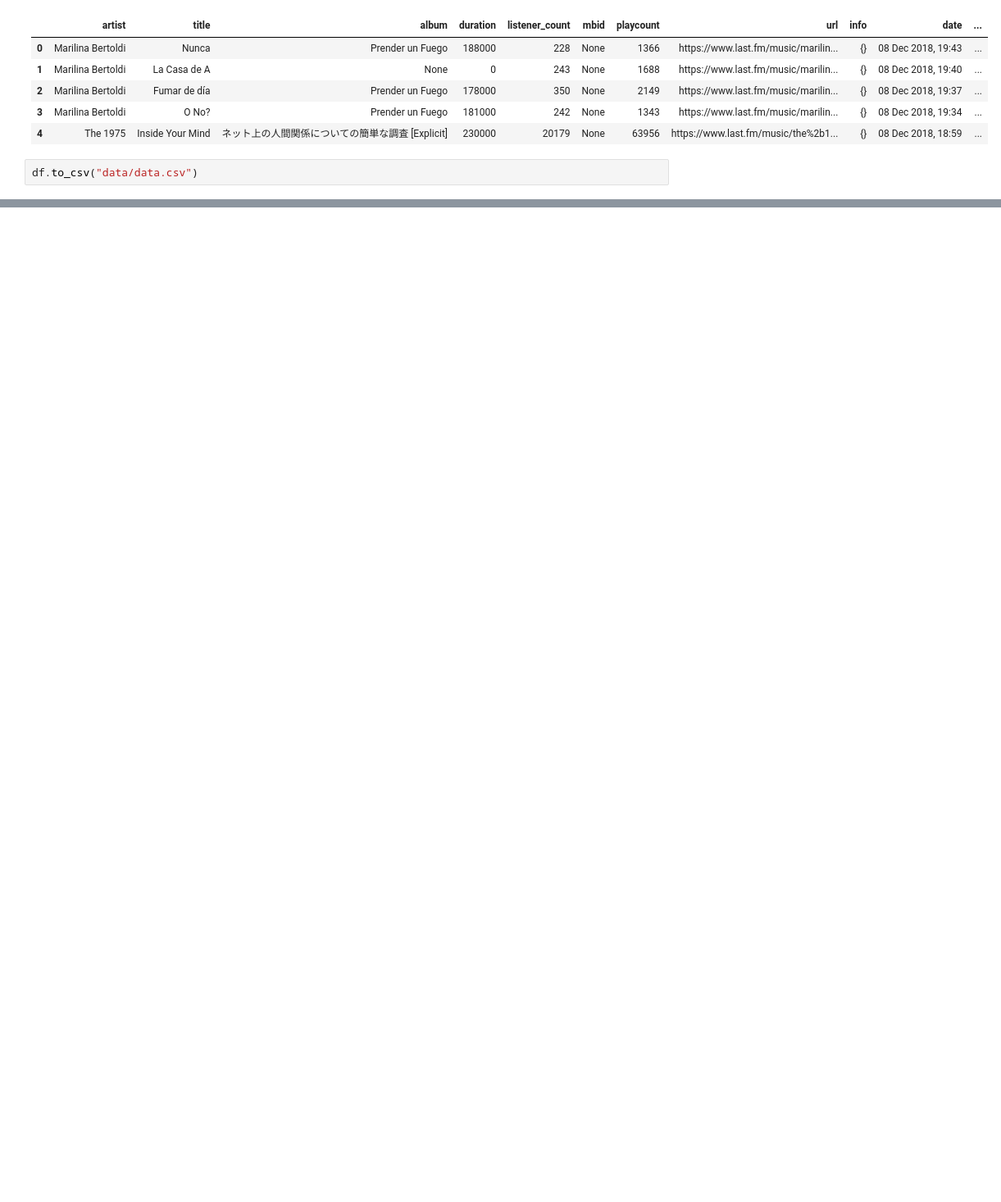
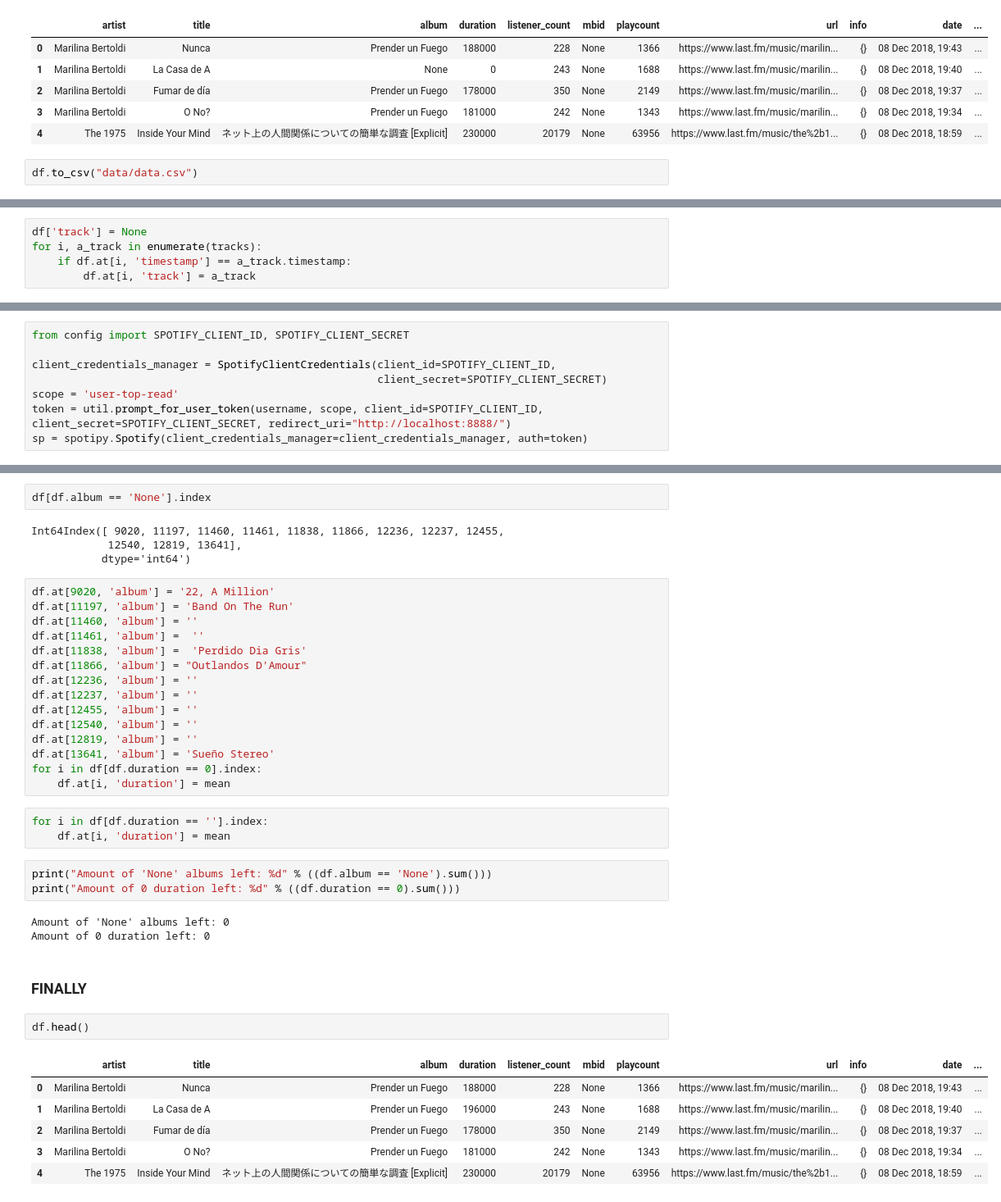
Before and after one commit to alexing/spotify_rewrapped, a Jupyter notebook: wrapped.ipynb, the cells around one changed output, grey strips where cells are left out. Shown at 82% size. Saved outputs shown, nothing was run; the diff lists cells and outputs as text; blank space fills up the shorter version.

```diff
--- a/wrapped.ipynb
+++ b/wrapped.ipynb
@@ -145,0 +144,5 @@ PlayedTrack(track=pylast.Track('Marilina Bertoldi', 'Nunca', pylast.LastFMNetwor
+# %%
+df['track'] = None
+for i, a_track in enumerate(tracks):
+    if df.at[i, 'timestamp'] == a_track.timestamp:
+        df.at[i, 'track'] = a_track
@@ -145,0 +185,8 @@ PlayedTrack(track=pylast.Track('Marilina Bertoldi', 'Nunca', pylast.LastFMNetwor
+# %%
+from config import SPOTIFY_CLIENT_ID, SPOTIFY_CLIENT_SECRET
+
+client_credentials_manager = SpotifyClientCredentials(client_id=SPOTIFY_CLIENT_ID,
+                                                      client_secret=SPOTIFY_CLIENT_SECRET)
+scope = 'user-top-read'
+token = util.prompt_for_user_token(username, scope, client_id=SPOTIFY_CLIENT_ID, client_secret=SPOTIFY_CLIENT_SECRET, redirect_uri="http://localhost:8888/")
+sp = spotipy.Spotify(client_credentials_manager=client_credentials_manager, auth=token)
@@ -145,0 +290,41 @@ PlayedTrack(track=pylast.Track('Marilina Bertoldi', 'Nunca', pylast.LastFMNetwor
+# %%
+df[df.album == 'None'].index
+# %% [output]
+Int64Index([ 9020, 11197, 11460, 11461, 11838, 11866, 12236, 12237, 12455,
+            12540, 12819, 13641],
+           dtype='int64')
+# %%
+df.at[9020, 'album'] = '22, A Million'
+df.at[11197, 'album'] = 'Band On The Run'
+df.at[11460, 'album'] = ''
+df.at[11461, 'album'] =  ''
+df.at[11838, 'album'] =  'Perdido Dia Gris'
+df.at[11866, 'album'] = "Outlandos D'Amour"
+df.at[12236, 'album'] = ''
+df.at[12237, 'album'] = ''
+df.at[12455, 'album'] = ''
+df.at[12540, 'album'] = ''
+df.at[12819, 'album'] = ''
+df.at[13641, 'album'] = 'Sueño Stereo'
+for i in df[df.duration == 0].index:
+    df.at[i, 'duration'] = mean
+# %%
+for i in df[df.duration == ''].index:
+    df.at[i, 'duration'] = mean
+# %%
+print("Amount of 'None' albums left: %d" % ((df.album == 'None').sum()))
+print("Amount of 0 duration left: %d" % ((df.duration == 0).sum()))
+# %% [output]
+Amount of 'None' albums left: 0
+Amount of 0 duration left: 0
+# %% [markdown]
+### FINALLY
+# %%
+df.head()
+# %% [output]
+|  | artist | title | album | duration | listener_count | mbid | playcount | url | info | date | ... |
+| 0 | Marilina Bertoldi | Nunca | Prender un Fuego | 188000 | 228 | None | 1366 | https://www.last.fm/music/marilin... | {} | 08 Dec 2018, 19:43 | ... |
+| 1 | Marilina Bertoldi | La Casa de A | Prender un Fuego | 196000 | 243 | None | 1688 | https://www.last.fm/music/marilin... | {} | 08 Dec 2018, 19:40 | ... |
+| 2 | Marilina Bertoldi | Fumar de día | Prender un Fuego | 178000 | 350 | None | 2149 | https://www.last.fm/music/marilin... | {} | 08 Dec 2018, 19:37 | ... |
+| 3 | Marilina Bertoldi | O No? | Prender un Fuego | 181000 | 242 | None | 1343 | https://www.last.fm/music/marilin... | {} | 08 Dec 2018, 19:34 | ... |
+| 4 | The 1975 | Inside Your Mind | ネット上の人間関係についての簡単な調査 [Explicit] | 230000 | 20179 | None | 63956 | https://www.last.fm/music/the%2b1... | {} | 08 Dec 2018, 18:59 | ... |
```
Also changed, not shown: parts of 37 cells of this notebook.
